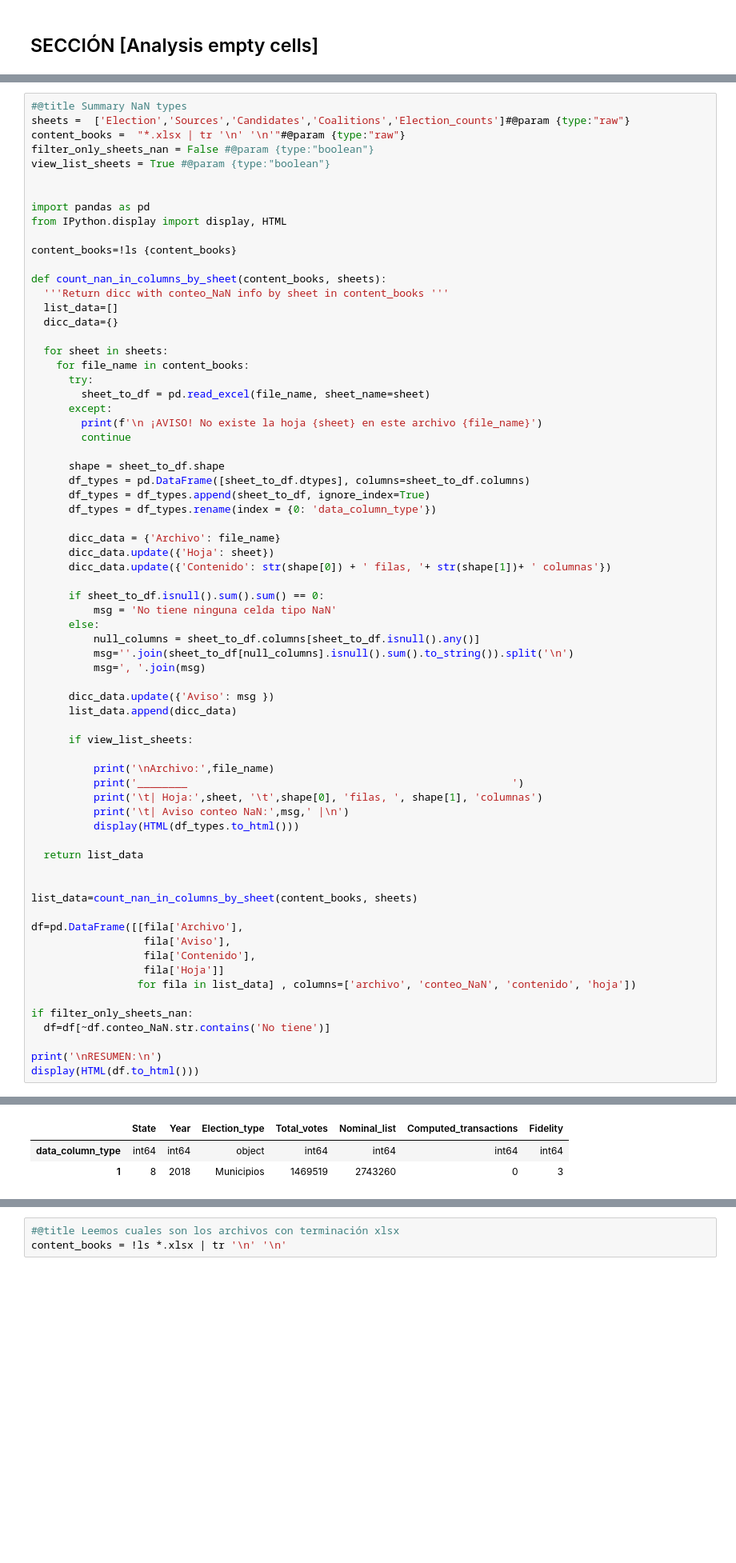
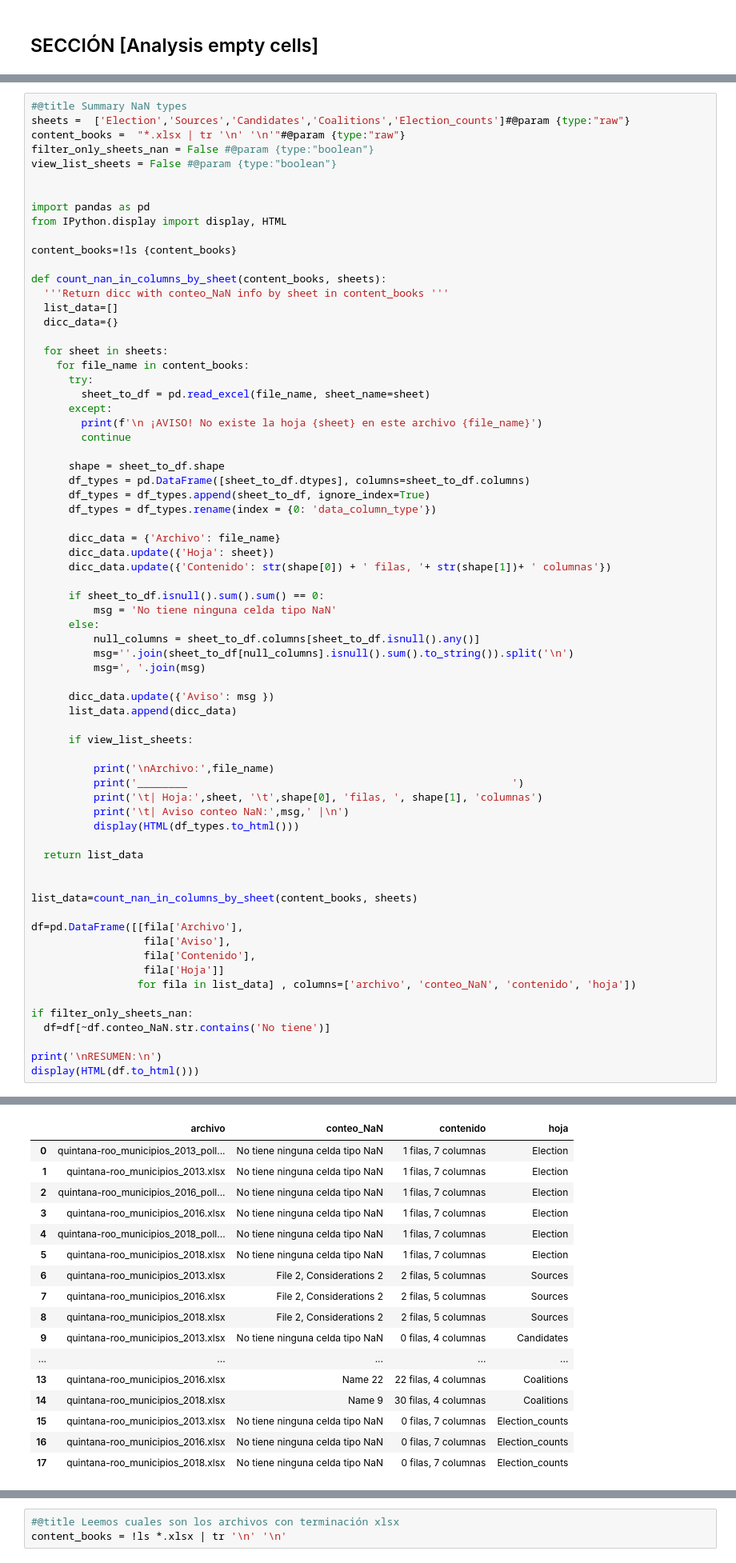
Before and after one commit to Maluxita/notebooks_dataframes, a Jupyter notebook: evaluate_and_adjust_analysis_and_computations_[V_1_2_5].ipynb, the cells around one changed output, grey strips where cells are left out. Shown: that part at 80% size. Cells and saved outputs as stored; diff of their text form; blank space fills up the shorter version.

Commit message:
fix split total

```diff
--- a/evaluate_and_adjust_analysis_and_computations_[V_1_2_5].ipynb
+++ b/evaluate_and_adjust_analysis_and_computations_[V_1_2_5].ipynb
@@ -14,7 +14,7 @@ Esta sección nos ayuda a identificar las columnas que tienen celdas con NaN("No
 sheets =  ['Election','Sources','Candidates','Coalitions','Election_counts']#@param {type:"raw"}
 content_books =  "*.xlsx | tr '\n' '\n'"#@param {type:"raw"}
 filter_only_sheets_nan = False #@param {type:"boolean"}
-view_list_sheets = True #@param {type:"boolean"}
+view_list_sheets = False #@param {type:"boolean"}
 
 
 import pandas as pd
@@ -86,3 +99,17 @@ ________
-|  | State | Year | Election_type | Total_votes | Nominal_list | Computed_transactions | Fidelity |
-| data_column_type | int64 | int64 | object | int64 | int64 | int64 | int64 |
-| 1 | 8 | 2018 | Municipios | 1469519 | 2743260 | 0 | 3 |
+|  | archivo | conteo_NaN | contenido | hoja |
+| 0 | quintana-roo_municipios_2013_poll... | No tiene ninguna celda tipo NaN | 1 filas, 7 columnas | Election |
+| 1 | quintana-roo_municipios_2013.xlsx | No tiene ninguna celda tipo NaN | 1 filas, 7 columnas | Election |
+| 2 | quintana-roo_municipios_2016_poll... | No tiene ninguna celda tipo NaN | 1 filas, 7 columnas | Election |
+| 3 | quintana-roo_municipios_2016.xlsx | No tiene ninguna celda tipo NaN | 1 filas, 7 columnas | Election |
+| 4 | quintana-roo_municipios_2018_poll... | No tiene ninguna celda tipo NaN | 1 filas, 7 columnas | Election |
+| 5 | quintana-roo_municipios_2018.xlsx | No tiene ninguna celda tipo NaN | 1 filas, 7 columnas | Election |
+| 6 | quintana-roo_municipios_2013.xlsx | File 2, Considerations 2 | 2 filas, 5 columnas | Sources |
+| 7 | quintana-roo_municipios_2016.xlsx | File 2, Considerations 2 | 2 filas, 5 columnas | Sources |
+| 8 | quintana-roo_municipios_2018.xlsx | File 2, Considerations 2 | 2 filas, 5 columnas | Sources |
+| 9 | quintana-roo_municipios_2013.xlsx | No tiene ninguna celda tipo NaN | 0 filas, 4 columnas | Candidates |
+| ... | ... | ... | ... | ... |
+| 13 | quintana-roo_municipios_2016.xlsx | Name 22 | 22 filas, 4 columnas | Coalitions |
+| 14 | quintana-roo_municipios_2018.xlsx | Name 9 | 30 filas, 4 columnas | Coalitions |
+| 15 | quintana-roo_municipios_2013.xlsx | No tiene ninguna celda tipo NaN | 0 filas, 7 columnas | Election_counts |
+| 16 | quintana-roo_municipios_2016.xlsx | No tiene ninguna celda tipo NaN | 0 filas, 7 columnas | Election_counts |
+| 17 | quintana-roo_municipios_2018.xlsx | No tiene ninguna celda tipo NaN | 0 filas, 7 columnas | Election_counts |
```
Also changed, not shown: parts of 10 cells of this notebook.
